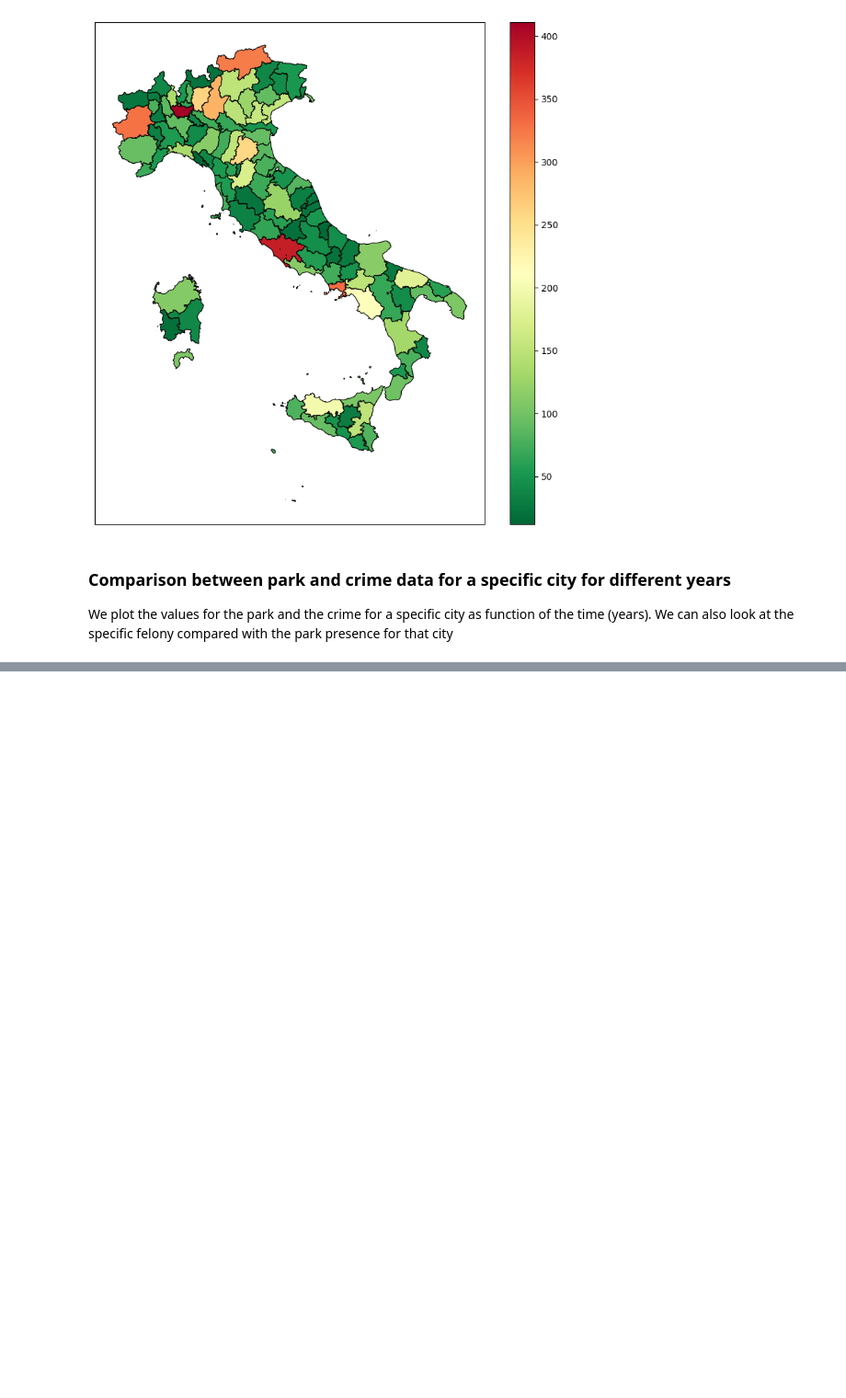
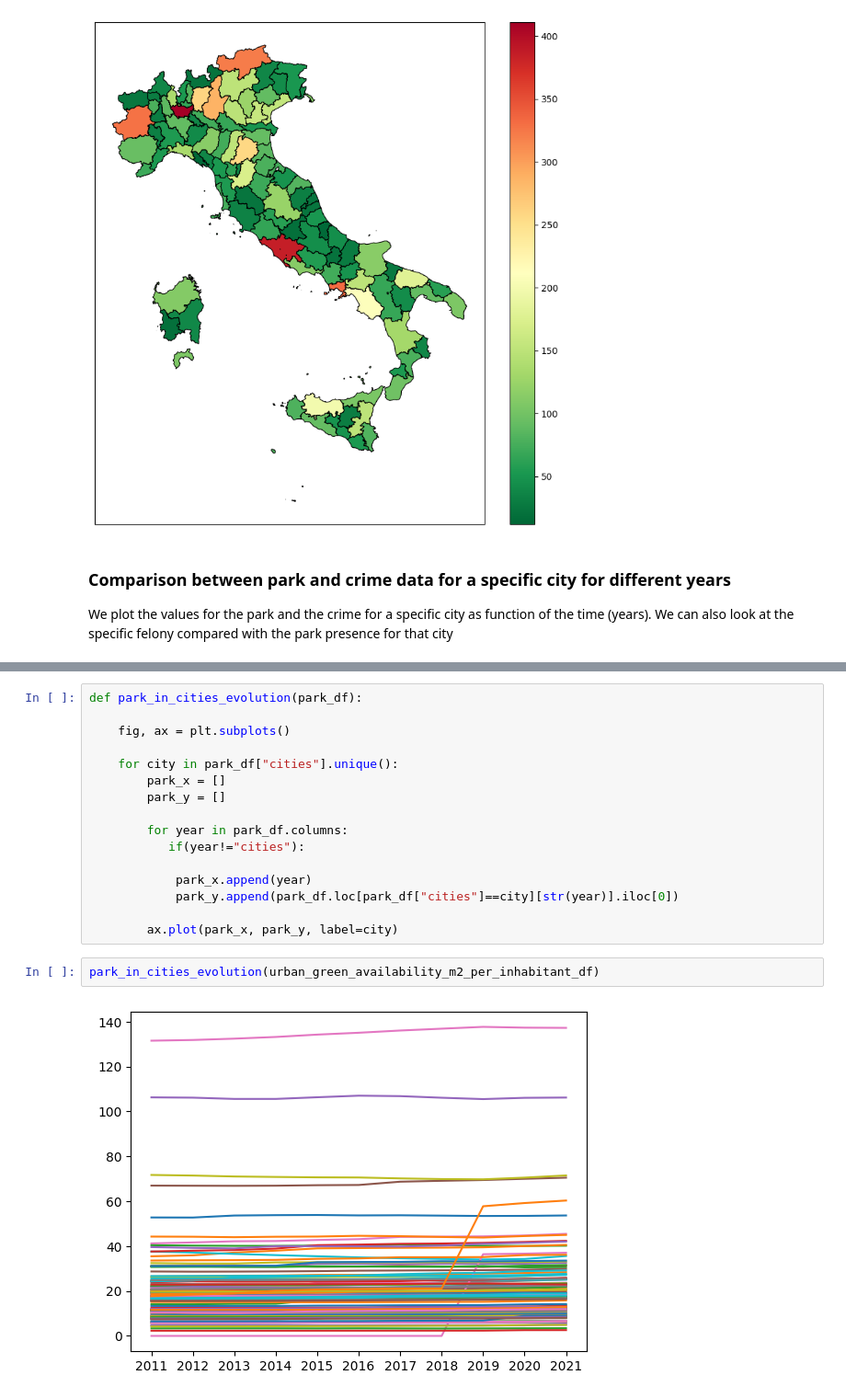
Before and after one commit to leunam10/italian-green-vs-crime-analysis, a Jupyter notebook: notebook/data_exploration.ipynb, the cells around one changed output, grey strips where cells are left out. Shown at 92% size. Saved outputs shown, nothing was run; the diff lists cells and outputs as text; blank space fills up the shorter version.

```diff
--- a/notebook/data_exploration.ipynb
+++ b/notebook/data_exploration.ipynb
@@ -388,0 +389,20 @@ crime_df.loc[crime_df["year"]==int(year)]["count"].sum()
+# %%
+def park_in_cities_evolution(park_df):
+
+    fig, ax = plt.subplots()
+
+    for city in park_df["cities"].unique():
+        park_x = []
+        park_y = []
+
+        for year in park_df.columns:
+           if(year!="cities"):
+
+            park_x.append(year)
+            park_y.append(park_df.loc[park_df["cities"]==city][str(year)].iloc[0])
+
+        ax.plot(park_x, park_y, label=city)
+# %%
+park_in_cities_evolution(urban_green_availability_m2_per_inhabitant_df)
+# %% [output]
+[figure, added]
```
Also changed, not shown: parts of 3 cells of this notebook.
